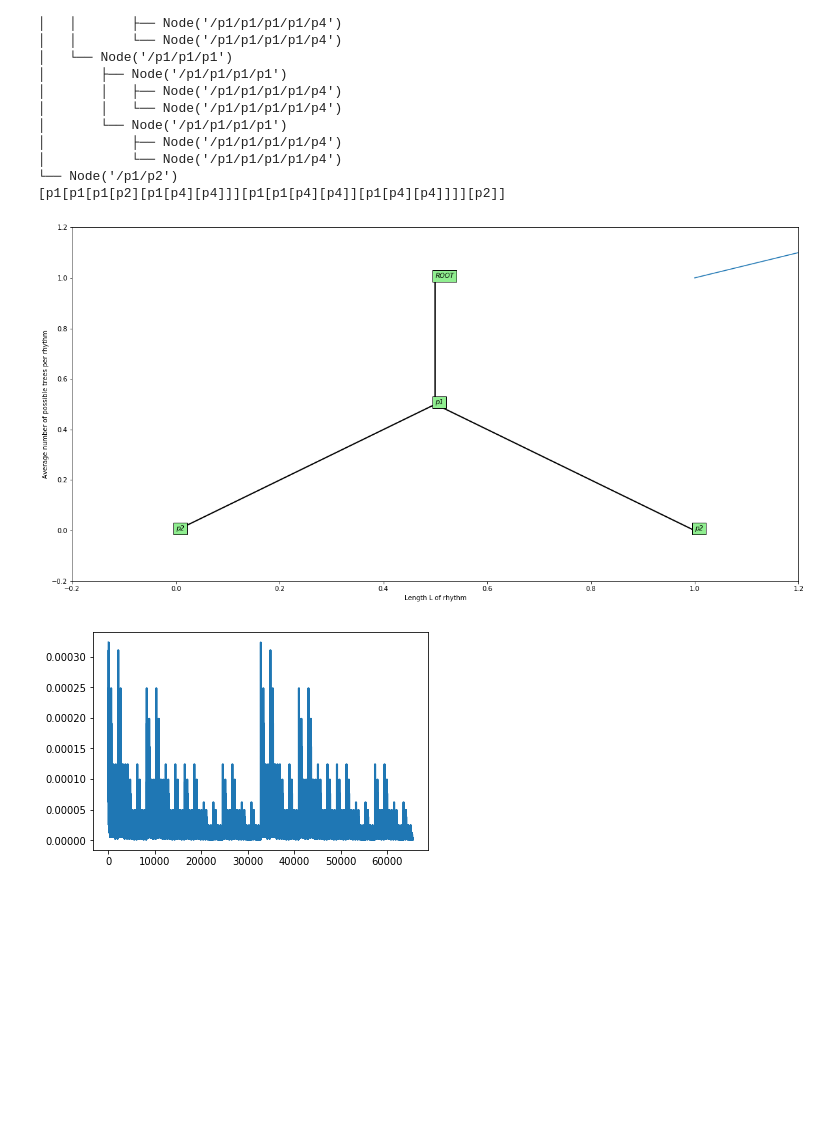
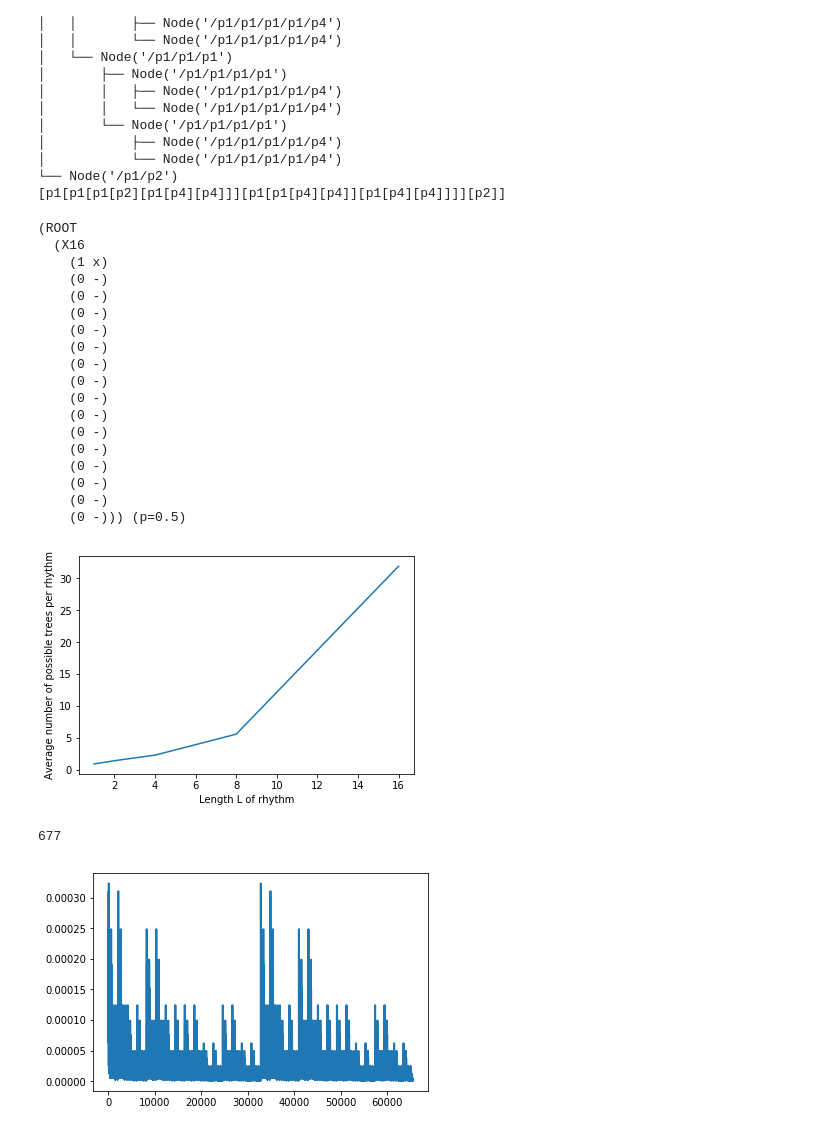
Before and after one commit to lucieperrotta/DCML, a Jupyter notebook: Grammar.ipynb, the cells around one changed output. Saved outputs shown, nothing was run; the diff lists cells and outputs as text; code cells hidden in the pictures; blank space fills up the shorter version.

```diff
--- a/Grammar.ipynb
+++ b/Grammar.ipynb
@@ -155,31 +153,88 @@ Node('/p1')
 │           └── Node('/p1/p1/p1/p1/p4')
 └── Node('/p1/p2')
 [p1[p1[p1[p2][p1[p4][p4]]][p1[p1[p4][p4]][p1[p4][p4]]]][p2]]
+# %%
+# NLTK parser
+
+from nltk import PCFG
+from nltk import parse
+
+my_pcfg = PCFG.fromstring("""
+ROOT -> N1 N1 [0.4] | X16 [0.5] | Y16 [0.1]
+N1   -> N2 N2 [0.4] | X8  [0.5] | Y8  [0.1]
+N2   -> N3 N3 [0.4] | X4  [0.5] | Y4  [0.1]
+N3   -> N4 N4 [0.4] | X2  [0.5] | Y2  [0.1]
+N4   -> X1  [0.5] | Y1  [0.5]
+
+X16 -> 1 0 0 0 0 0 0 0 0 0 0 0 0 0 0 0 [1]
+Y16 -> 0 0 0 0 0 0 0 0 0 0 0 0 0 0 0 0 [1]
+X8 -> 1 0 0 0 0 0 0 0 [1]
+Y8 -> 0 0 0 0 0 0 0 0 [1]
+X4 -> 1 0 0 0 [1]
+Y4 -> 0 0 0 0 [1]
+X2 -> 1 0 [1]
+Y2 -> 0 0 [1]
+X1 -> 1 [1]
+Y1 -> 0 [1]
+
+1 -> 'x' [1]
+0 -> '-' [1]
+
+""")
+
+viterbi_parser = parse.ViterbiParser(my_pcfg)
+
+text = list('x---------------')
+
+
+for tree in viterbi_parser.parse_all(text):
+    print (tree)
+# %% [output]
+(ROOT
+  (X16
+    (1 x)
+    (0 -)
+    (0 -)
+    (0 -)
+    (0 -)
+    (0 -)
+    (0 -)
+    (0 -)
+    (0 -)
+    (0 -)
+    (0 -)
+    (0 -)
+    (0 -)
+    (0 -)
+    (0 -)
+    (0 -))) (p=0.5)
 # %%
 # Number of trees
-def number_trees(size):
-
+def total_number_trees(size):
     if(size <= 1):
         return 2
-
-    return 2 + number_trees(int(size/2))**2
+    return 2 + total_number_trees(int(size/2))**2
 
 # Number of rhythms
-def number_rhythms(size):
+def total_number_rhythms(size):
     return 2**size
 
 # Plot this all
 number_trees_vec = np.vectorize(number_trees)
 number_rhythms_vec = np.vectorize(number_rhythms)
 bob = np.logspace(0, 4, 5, base=2)
 
 #plt.yscale("symlog")
 plt.plot(bob, number_trees_vec(bob) / number_rhythms_vec(bob))
 plt.xlabel("Length L of rhythm")
 plt.ylabel("Average number of possible trees per rhythm")
 plt.show()
 # %% [output]
-[figure, old version]
+[figure, new version]
+# %%
+find_trees(rhythm)
+# %% [output]
+677
 # %%
 # Find the number of trees for one rhythm
 def find_trees(rhythm):
```
Also changed, not shown: parts of 4 cells of this notebook.
